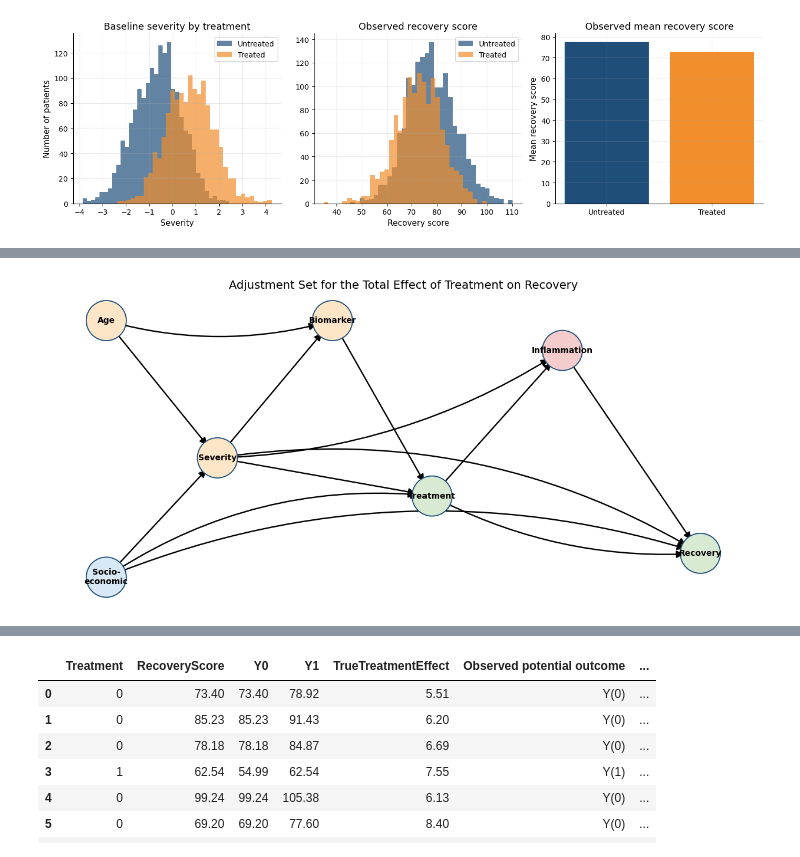
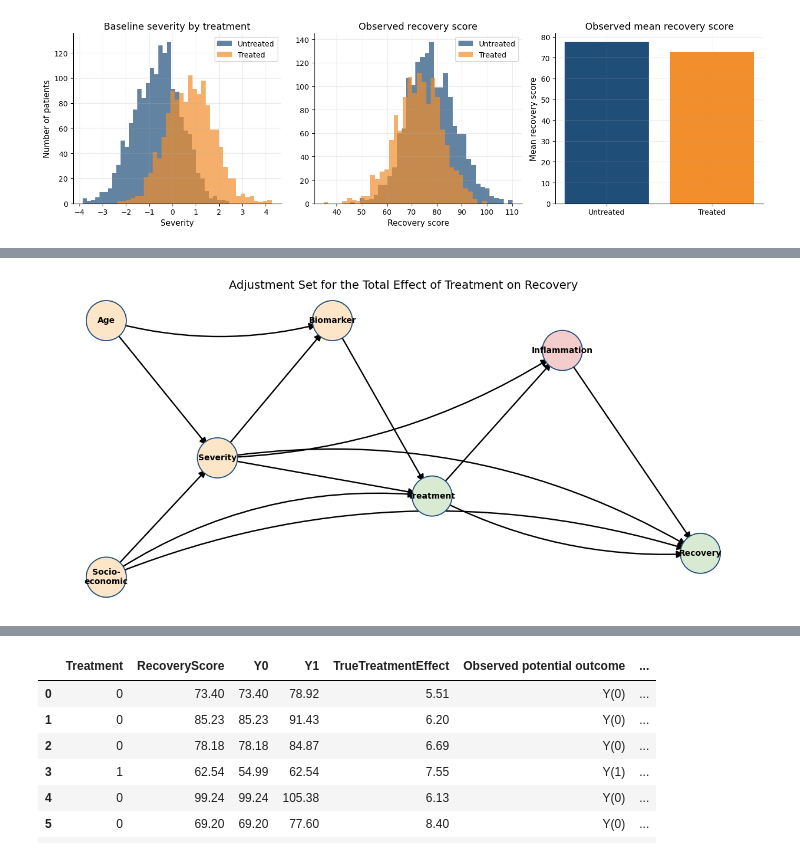
Before and after one commit to Ci2Lab/Causal-Intelligence-Course, a Jupyter notebook: Lectures/03_Causal_ML.ipynb, the cells around one changed output, grey strips where cells are left out. Cells and saved outputs as stored; diff of their text form; code cells hidden in the pictures.

```diff
--- a/Lectures/03_Causal_ML.ipynb
+++ b/Lectures/03_Causal_ML.ipynb
@@ -474,7 +609,7 @@ pos = {
 
 node_colors = {
     "Age": COLORS["light_orange"],
-    "Socio-\neconomic": COLORS["light_blue"],
+    "Socio-\neconomic": COLORS["light_orange"],
     "Severity": COLORS["light_orange"],
     "Biomarker": COLORS["light_orange"],
     "Treatment": COLORS["light_green"],
@@ -552,34 +687,34 @@ nx.draw_networkx_edges(
     min_target_margin=20,
     ax=ax,
 )
 
 # 3. Curved edges below
 curved_down_edges = [
     ("Socio-\neconomic", "Treatment"),
     ("Socio-\neconomic", "Recovery"),
     ("Severity", "Recovery"),
 ]
 
 nx.draw_networkx_edges(
     G,
     pos,
     edgelist=curved_down_edges,
     arrows=True,
     arrowsize=18,
     width=1.7,
     edge_color="black",
     connectionstyle="arc3,rad=-0.18",
     min_source_margin=20,
     min_target_margin=20,
     ax=ax,
 )
 
 ax.set_title("Adjustment Set for the Total Effect of Treatment on Recovery", fontsize=14)
 ax.axis("off")
 plt.tight_layout()
 plt.show()
 # %% [output]
-[figure, old version]
+[figure, new version]
 # %% [markdown]
 </br>
 
```
Also changed, not shown: parts of 9 cells of this notebook.
